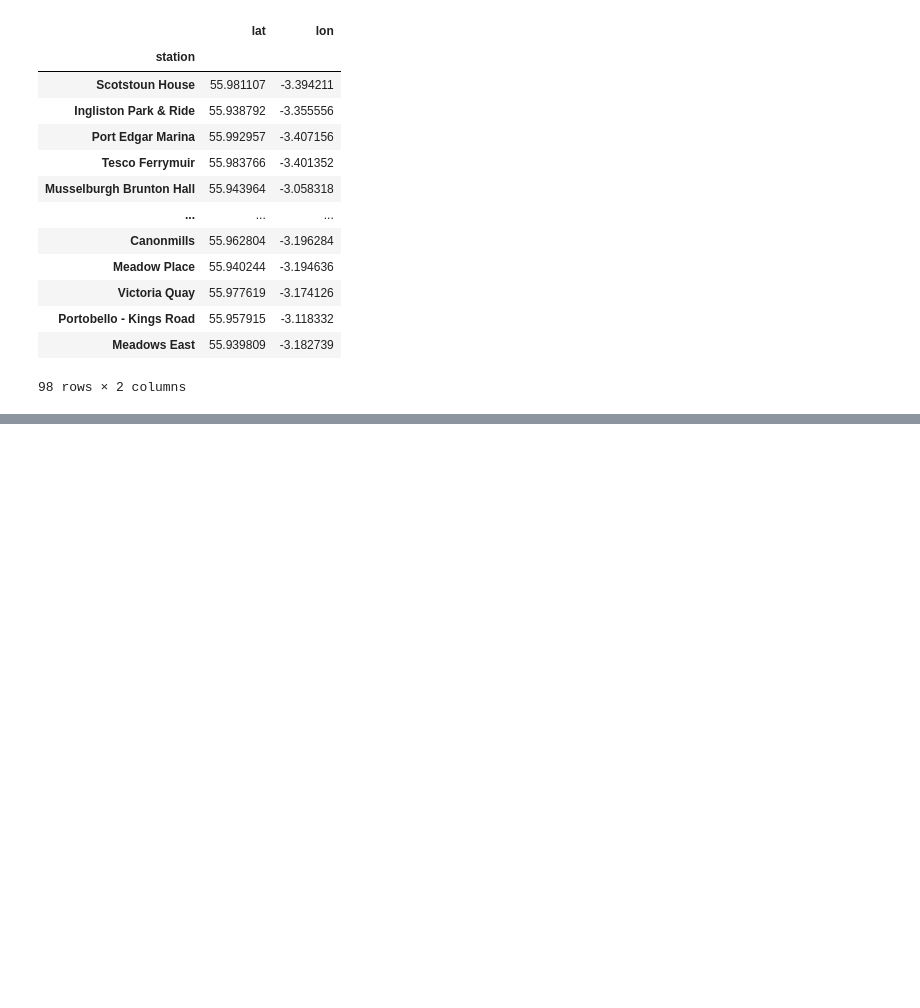
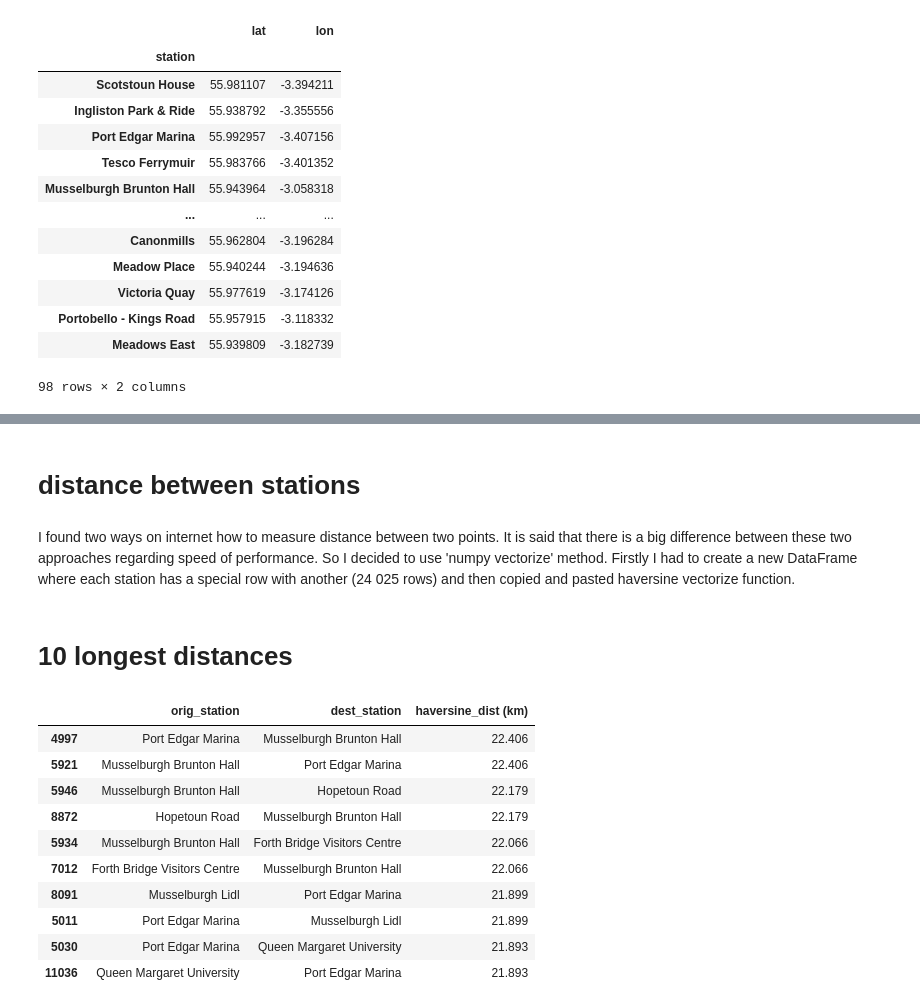
Before and after one commit to carlos108108/Just_Eat_Cycles_project, a Jupyter notebook: Edinburgh.ipynb, the cells around one changed output, grey strips where cells are left out. Saved outputs shown, nothing was run; the diff lists cells and outputs as text; code cells hidden in the pictures; blank space fills up the shorter version.

```diff
--- a/Edinburgh.ipynb
+++ b/Edinburgh.ipynb
@@ -497,3 +504,57 @@ for station, r in active_df.iterrows():
 active_stations_map
 # %% [output]
 [interactive output not drawn]
+# %% [markdown]
+# distance between stations
+# %% [markdown]
+I found two ways on internet how to measure distance between two points. It is said that there is a big difference between these two approaches regarding speed of performance. So I decided to use 'numpy vectorize' method. Firstly I had to create a new DataFrame where each station has a special row with another (24 025 rows) and then copied and pasted haversine vectorize function.
+# %%
+df_hv = df_all[['lat', 'lon']]
+df_hv = df_hv.assign(orig_station = df_hv.index)
+df_hv = df_hv.assign(index=range(df_hv.shape[0])).set_index('index').rename(columns={'lat': 'orig_lat', 'lon': 'orig_lon'})
+x = np.append([df_hv['orig_station'].to_numpy()[1:]], [df_hv['orig_station'][0]])
+y= np.append([df_hv['orig_lat'].to_numpy()[1:]], [df_hv['orig_lat'][0]])
+z = np.append([df_hv['orig_lon'].to_numpy()[1:]], [df_hv['orig_lon'][0]])
+df_hv = df_hv.assign(dest_station=x, dest_lat = y, dest_lon= z)
+
+df_hv_start = df_hv[['orig_station', 'orig_lat', 'orig_lon']]
+df_hv_end = df_hv[['dest_station', 'dest_lat', 'dest_lon']]
+
+df_hv_start = df_hv_start.assign(key=1)
+df_hv_end = df_hv_end.assign(key=1)
+df_hv_final = pd.merge(df_hv_start, df_hv_end, on ='key').drop("key", 1)
+
+def haversine_vectorize(lon1, lat1, lon2, lat2):
+
+    lon1, lat1, lon2, lat2 = map(np.radians, [lon1, lat1, lon2, lat2])
+
+    newlon = lon2 - lon1
+    newlat = lat2 - lat1
+
+    haver_formula = np.sin(newlat/2.0)**2 + np.cos(lat1) * np.cos(lat2) * np.sin(newlon/2.0)**2
+
+    dist = 2 * np.arcsin(np.sqrt(haver_formula ))
+    km = 6378 * dist
+    return km
+
+df_hv_final['haversine_dist (km)'] = (haversine_vectorize(df_hv_final['orig_lon'],
+                                                     df_hv_final['orig_lat'],
+                                                     df_hv_final['dest_lon'],
+                                                     df_hv_final['dest_lat'])
+ .round(3))
+# %% [markdown]
+# 10 longest distances
+# %%
+df_hv_final.sort_values('haversine_dist (km)', ascending=False).head(10)[['orig_station', 'dest_station', 'haversine_dist (km)']]
+# %% [output]
+|  | orig_station | dest_station | haversine_dist (km) |
+| 4997 | Port Edgar Marina | Musselburgh Brunton Hall | 22.406 |
+| 5921 | Musselburgh Brunton Hall | Port Edgar Marina | 22.406 |
+| 5946 | Musselburgh Brunton Hall | Hopetoun Road | 22.179 |
+| 8872 | Hopetoun Road | Musselburgh Brunton Hall | 22.179 |
+| 5934 | Musselburgh Brunton Hall | Forth Bridge Visitors Centre | 22.066 |
+| 7012 | Forth Bridge Visitors Centre | Musselburgh Brunton Hall | 22.066 |
+| 8091 | Musselburgh Lidl | Port Edgar Marina | 21.899 |
+| 5011 | Port Edgar Marina | Musselburgh Lidl | 21.899 |
+| 5030 | Port Edgar Marina | Queen Margaret University | 21.893 |
+| 11036 | Queen Margaret University | Port Edgar Marina | 21.893 |
```
Also changed, not shown: parts of 12 cells of this notebook.
